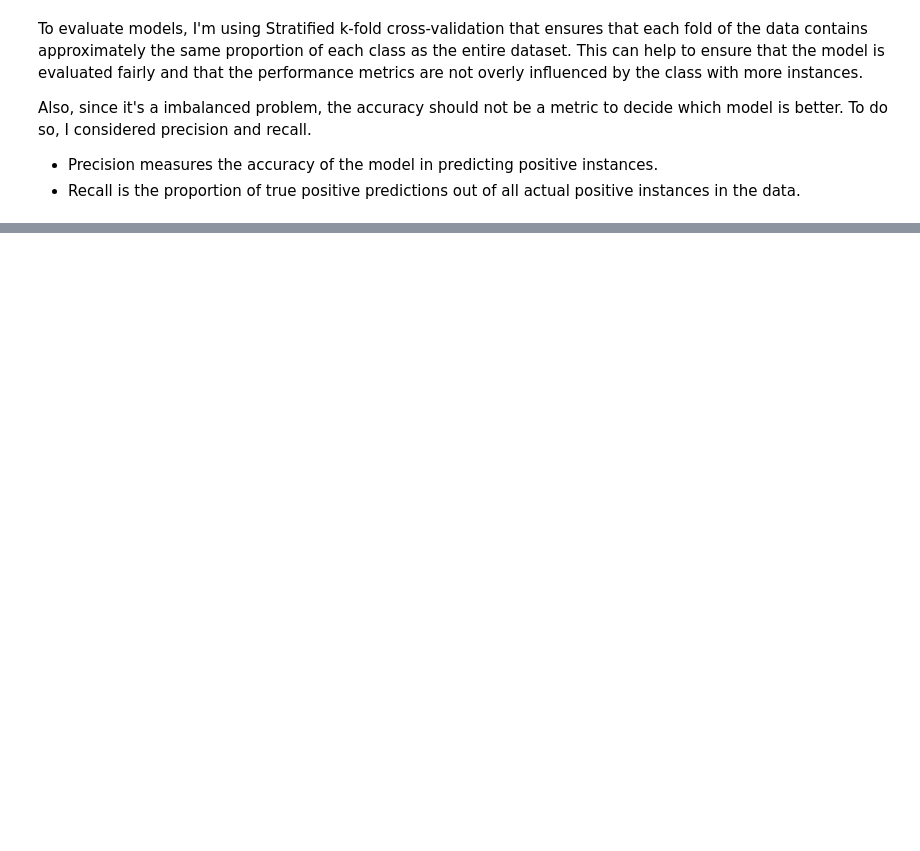
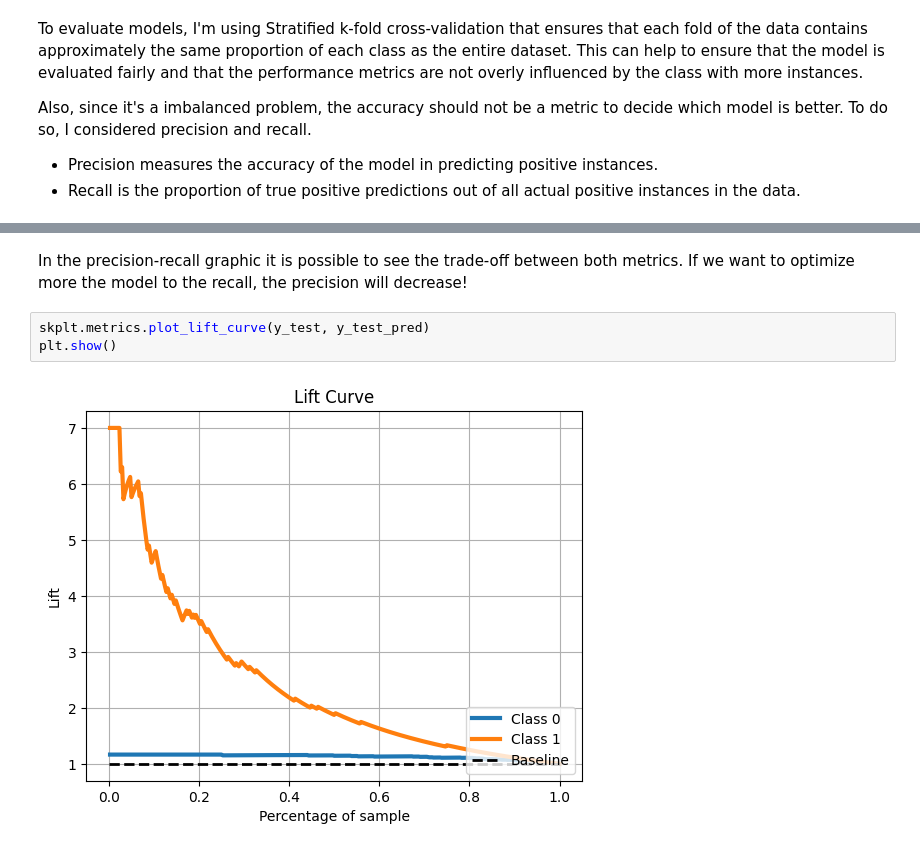
Before and after one commit to jooaobrum/marketing_campaign_CRM_case, a Jupyter notebook: notebooks/crm_ifood_propensity_exploration.ipynb, the cells around one changed output, grey strips where cells are left out. Cells and saved outputs as stored; diff of their text form; blank space fills up the shorter version.

```diff
--- a/notebooks/crm_ifood_propensity_exploration.ipynb
+++ b/notebooks/crm_ifood_propensity_exploration.ipynb
@@ -564,0 +687,7 @@ In this case, Logistic Regression has performed better than the others. So let's
+# %% [markdown]
+In the precision-recall graphic it is possible to see the trade-off between both metrics. If we want to optimize more the model to the recall, the precision will decrease!
+# %%
+skplt.metrics.plot_lift_curve(y_test, y_test_pred)
+plt.show()
+# %% [output]
+[figure, added]
```
Also changed, not shown: parts of 32 cells of this notebook.
